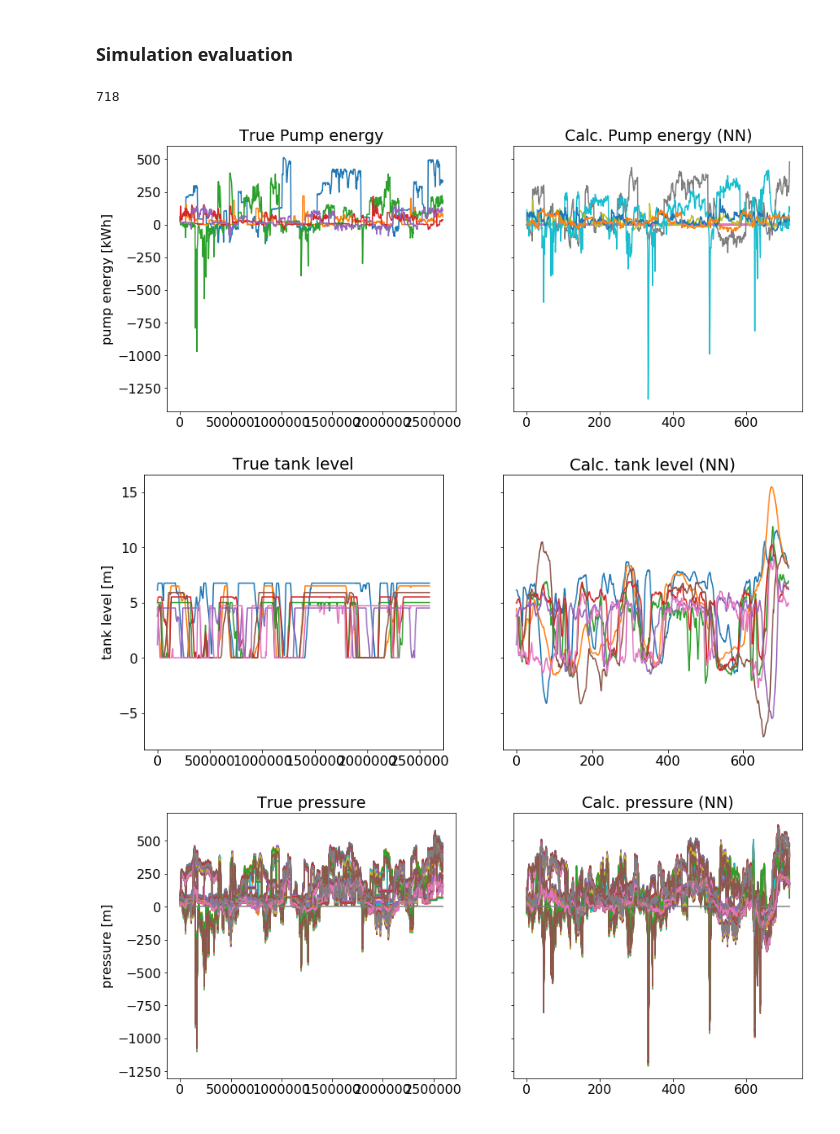
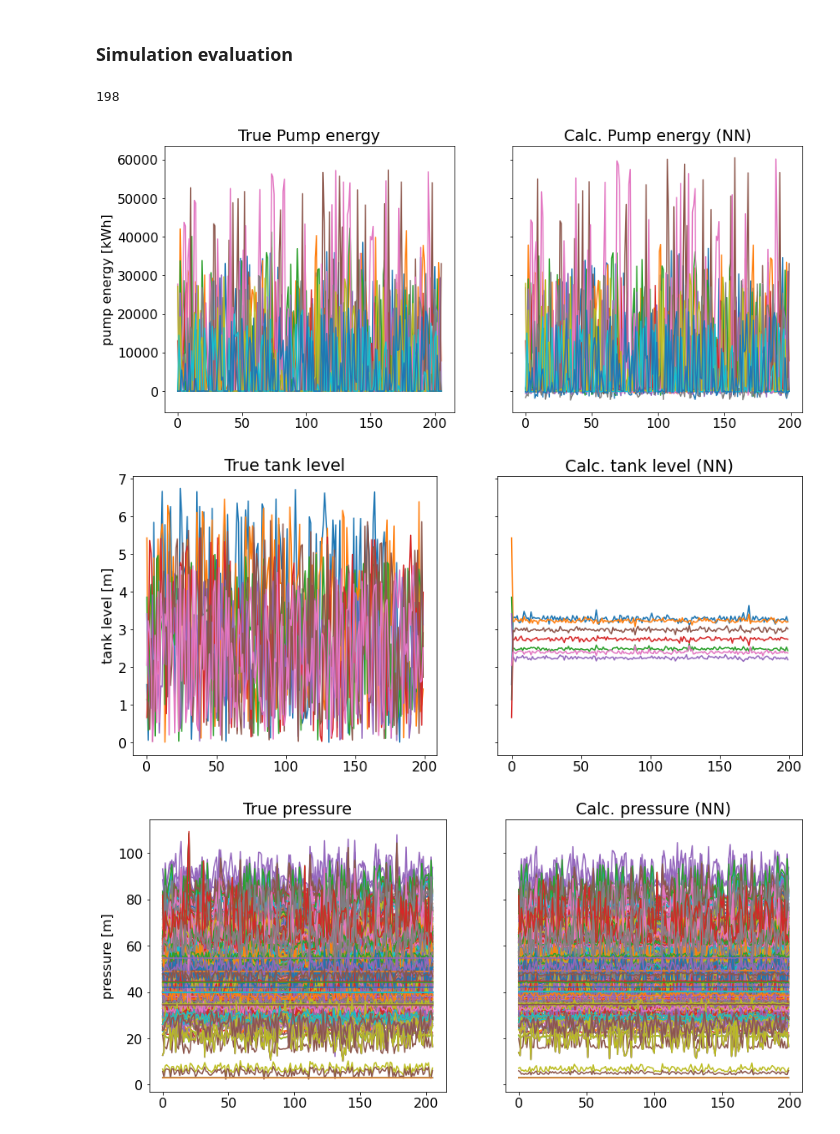
Before and after one commit to 4flixt/2019_WNTR_Surrogate_Model, a Jupyter notebook: Surrogate_Model/DNN_woClustering/DNN_woClustering_test.ipynb, the cells around one changed output. Drawn from its saved outputs; the diff is of its cells as text; code cells hidden in the pictures.

Commit message:
Exp w/o clustering data from Ivo

```diff
--- a/Surrogate_Model/DNN_woClustering/DNN_woClustering_test.ipynb
+++ b/Surrogate_Model/DNN_woClustering/DNN_woClustering_test.ipynb
@@ -191,6 +313,8 @@ l1_penalty = tf.keras.regularizers.l1(l=0.001)
 l2_penalty = tf.keras.regularizers.l2(l=0.1)
 # %%
 n_cluster = 30
+n_layer = 4
+n_neurons_per_layer = 100
 
 # Input 1 with reduction:
 tf_in_1 = tf.keras.Input(shape=(nn_input['demand'].shape[1]), name='demand_in')
@@ -198,6 +322,7 @@ tf_in_1_red = tf.keras.layers.Dense(
     n_cluster,
     name='cluster_demand',
     use_bias=False,
+    #activation=tf.nn.tanh,
     #kernel_regularizer=l1_penalty,
     #kernel_constraint=UnitNorm_cons,
 )(tf_in_1)
@@ -210,9 +335,11 @@ tf_in_3 = tf.keras.Input(shape=(nn_input['inputs'].shape[1],), name='inputs_in')
 tf_in_cat = tf.keras.layers.concatenate([tf_in_1_red, tf_in_2, tf_in_3], name='input_concatenate')
 
 # Intermediate (non-linear) layers:
-tf_interm = tf.keras.layers.Dense(50, activation=tf.nn.tanh, name='interm_1')(tf_in_cat)
-tf_interm = tf.keras.layers.Dense(50, activation=tf.nn.tanh, name='interm_2')(tf_interm)
-tf_interm = tf.keras.layers.Dense(50, activation=tf.nn.tanh, name='interm_3')(tf_interm)
+for i in range(n_layer):
+    if i == 0:
+        tf_interm = tf.keras.layers.Dense(n_neurons_per_layer, activation=tf.nn.relu, name='interm_'+str(i))(tf_in_cat)
+    else:
+        tf_interm = tf.keras.layers.Dense(n_neurons_per_layer, activation=tf.nn.relu, name='interm_'+str(i))(tf_interm)
 
 # splitting:
 tf_interm_1 = tf_interm[:,:n_cluster]
@@ -237,8 +364,8 @@ model.compile(optimizer=optim, loss='mse')
 # %% [markdown]
 ## Model training
 # %%
-%%capture
+
 history = model.fit([nn_input_scaled['demand'], nn_input_scaled['states'], nn_input_scaled['inputs']],
                     [nn_output_scaled['pressure'], nn_output_scaled['energy'], nn_output_scaled['dstates']],
-                    batch_size=50,
+                    batch_size=10000,
                     epochs=1000)
@@ -257,22 +402,24 @@ A_cluster = model.get_layer('cluster_demand').get_weights()[0]
 # %%
 from IPython.display import clear_output, display
 # %%
-demand = nn_input['demand'].to_numpy()
-states = nn_input['states'].to_numpy()
-inputs = nn_input['inputs'].to_numpy()
+N = 200
+
+demand = nn_input['demand'].head(N).to_numpy()
+states = nn_input['states'].head(N).to_numpy()
+inputs = nn_input['inputs'].head(N).to_numpy()
 
 in_d_scaling = input_scaling['demand'].to_numpy()
 in_s_scaling = input_scaling['states'].to_numpy()
 in_i_scaling = input_scaling['inputs'].to_numpy()
 
-pressure = nn_output['pressure'].to_numpy()
-energy = nn_output['energy'].to_numpy()
+pressure = nn_output['pressure'].head(N).to_numpy()
+energy = nn_output['energy'].head(N).to_numpy()
 
 out_p_scaling = output_scaling['pressure'].to_numpy()
 out_e_scaling = output_scaling['energy'].to_numpy()
 out_s_scaling = output_scaling['dstates'].to_numpy()
 # %%
-for k in range(states.shape[0]-1):
+for k in range(N-1):
     clear_output(wait=True)
     print(k)
     demand_k = demand[[k],:]
@@ -293,34 +440,34 @@ for k in range(states.shape[0]-1):
     pressure[[k],:] = pressure_k
     states[[k+1],:] = states_k_next
 # %% [output]
-718
+198
 # %%
 fig,ax = plt.subplots(1,2, figsize=(14,6), sharey=True)
-pump_energy.plot(legend=False, ax=ax[0])
+pump_power[data_filter].head(N).plot(legend=False, ax=ax[0])
 ax[1].plot(energy)
 ax[0].set_title('True Pump energy')
 ax[1].set_title('Calc. Pump energy (NN)')
 ax[0].set_ylabel('pump energy [kWh]')
 plt.show()
 # %% [output]
-[figure, old version]
+[figure, new version]
 # %%
 fig,ax = plt.subplots(1,2, figsize=(14,6), sharey=True)
-tank_level.plot(legend=False, ax=ax[0])
+tank_level.head(N).plot(legend=False, ax=ax[0])
 ax[1].plot(states)
 ax[0].set_title('True tank level')
 ax[1].set_title('Calc. tank level (NN)')
 ax[0].set_ylabel('tank level [m]')
 plt.show()
 # %% [output]
-[figure, old version]
+[figure, new version]
 # %%
 fig,ax = plt.subplots(1,2, figsize=(14,6), sharey=True)
-junction_pressure.plot(legend=False, ax=ax[0])
+junction_pressure[data_filter].head(N).plot(legend=False, ax=ax[0])
 ax[1].plot(pressure)
 ax[0].set_title('True pressure')
 ax[1].set_title('Calc. pressure (NN)')
 ax[0].set_ylabel('pressure [m]')
 plt.show()
 # %% [output]
-[figure, old version]
+[figure, new version]
```
Also changed, not shown: parts of 45 cells of this notebook.
